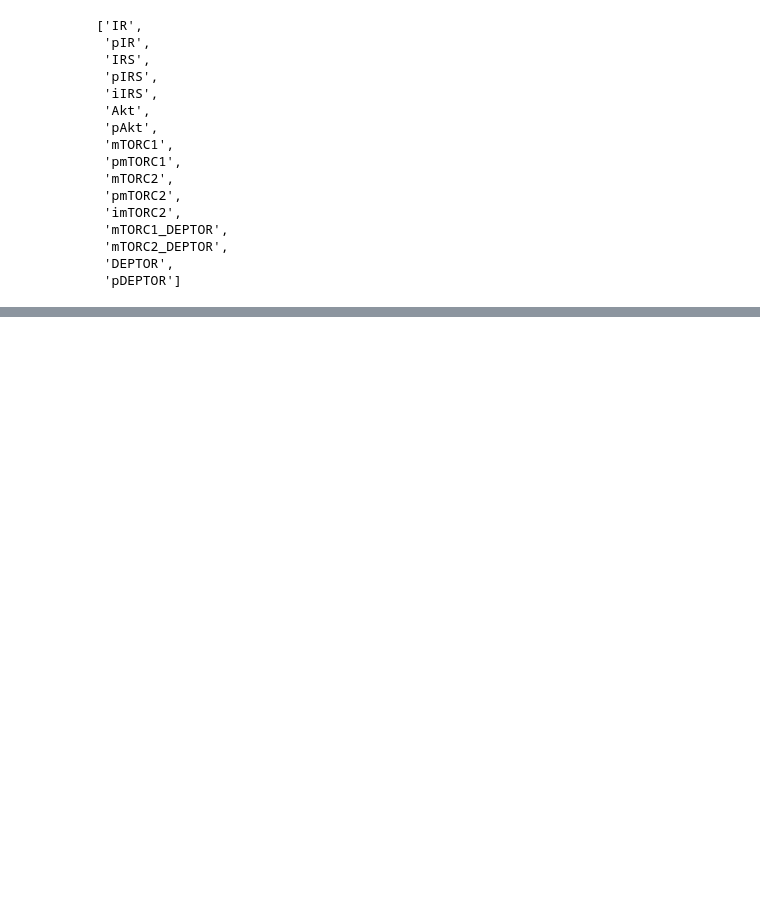
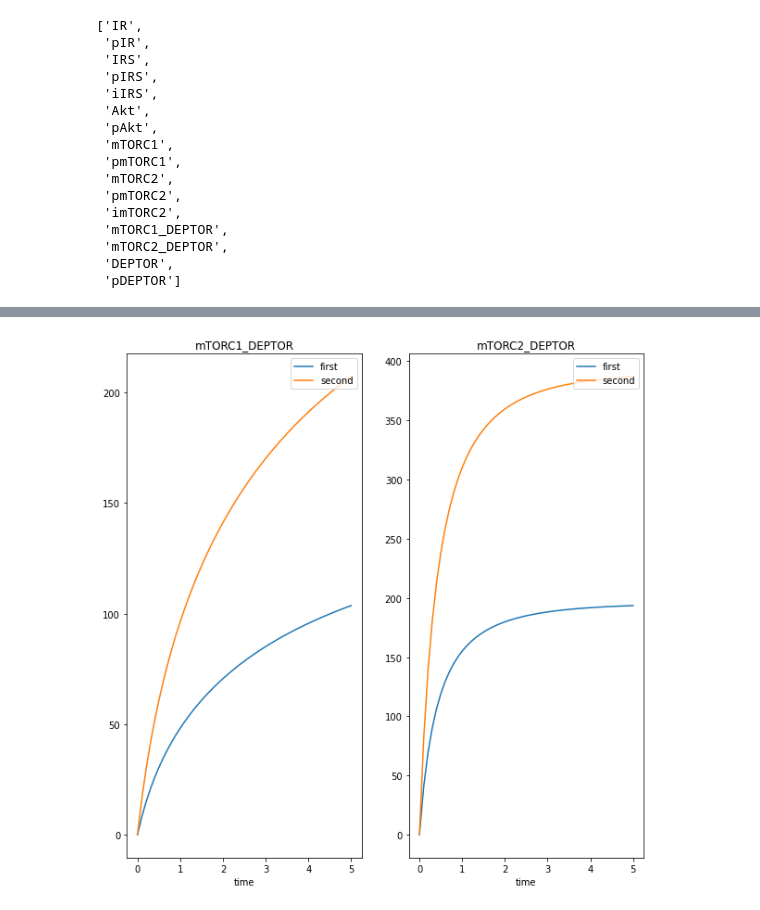
Before and after one commit to ModelEngineering/controlSBML, a Jupyter notebook: notebooks/Using-Control-SBML.ipynb, the cells around one changed output, grey strips where cells are left out. Cells and saved outputs as stored; diff of their text form; code cells hidden in the pictures; blank space fills up the shorter version.

```diff
--- a/notebooks/Using-Control-SBML.ipynb
+++ b/notebooks/Using-Control-SBML.ipynb
@@ -134 +212,10 @@ ctlsb.plotTrueModel()
+# %%
+# We can also plot multiple Time Series
+df = ts.copy()  # Create a DataFrame from the Timeseries
+for col in df.columns:
+    df[col] = 2*ts[col]  # Create new values in the DataFrame
+ts2 = ctl.Timeseries(df)  # Make a Timeseries from the DataFrame
+ctl.plotManyTS(ts, ts2, ncol=2, names=["first", "second"])
+# %% [output]
+[figure, added]
 # %%
```
Also changed, not shown: parts of 44 cells of this notebook, 5 other files.
